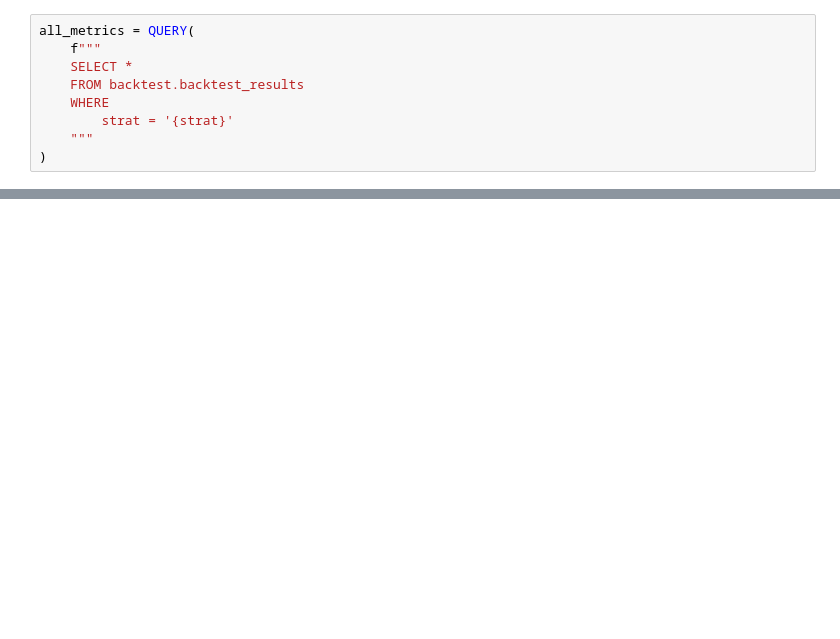
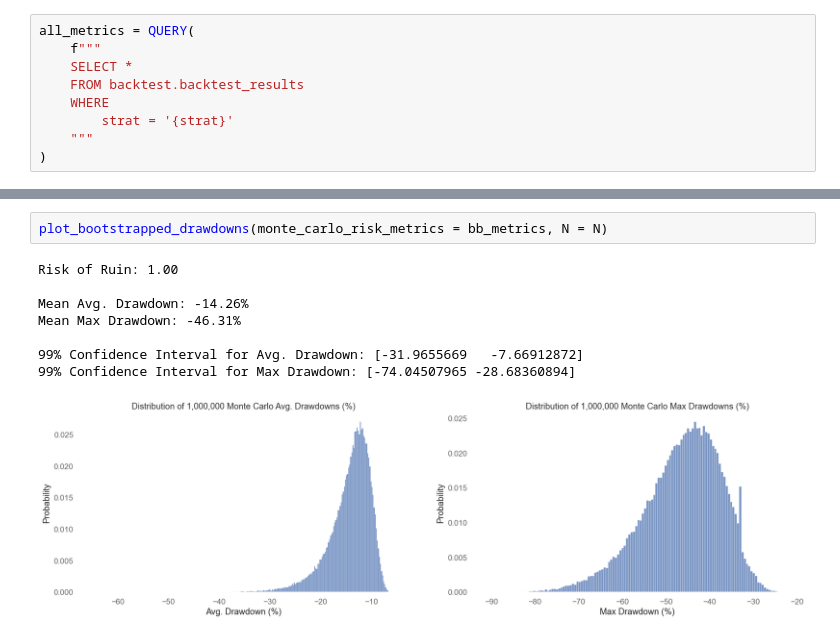
Before and after one commit to Algo-Trading-Project/trading-bot, a Jupyter notebook: notebooks/backtest_dashboard.ipynb, the cells around one changed output, grey strips where cells are left out. Drawn from its saved outputs; the diff is of its cells as text; blank space fills up the shorter version.

```diff
--- a/notebooks/backtest_dashboard.ipynb
+++ b/notebooks/backtest_dashboard.ipynb
@@ -204,0 +247,11 @@ Median Max Drawdown: -88.36%
+# %%
+plot_bootstrapped_drawdowns(monte_carlo_risk_metrics = bb_metrics, N = N)
+# %% [output]
+Risk of Ruin: 1.00
+
+Mean Avg. Drawdown: -14.26%
+Mean Max Drawdown: -46.31%
+
+99% Confidence Interval for Avg. Drawdown: [-31.9655669   -7.66912872]
+99% Confidence Interval for Max Drawdown: [-74.04507965 -28.68360894]
+[figure, added]
```
Also changed, not shown: parts of 28 cells of this notebook, 11 other files.
